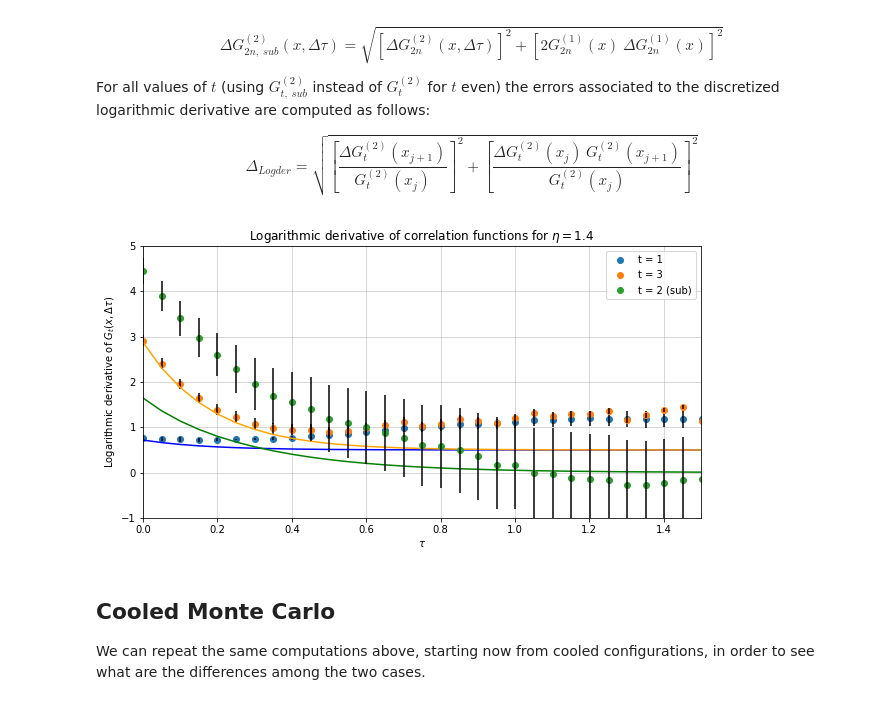
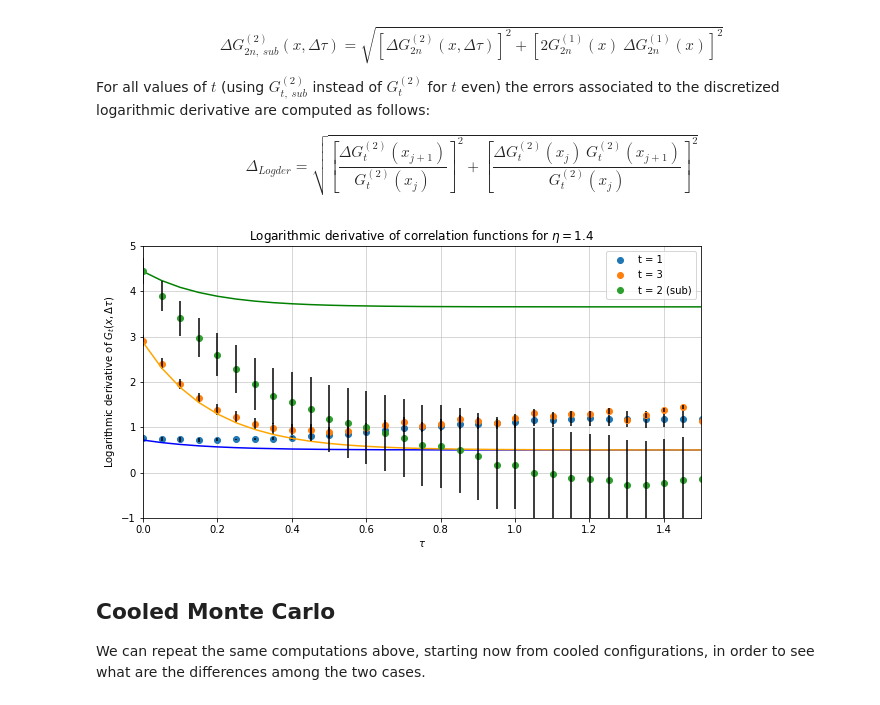
Before and after one commit to FabioOri/QuantumMonteCarlo, a Jupyter notebook: 2_montecarlo.ipynb, the cells around one changed output. Cells and saved outputs as stored; diff of their text form; code cells hidden in the pictures.

```diff
--- a/2_montecarlo.ipynb
+++ b/2_montecarlo.ipynb
@@ -346,18 +346,13 @@ def Compute_xvalues(v):
 
 
 # Function that evaluates the two-point correlation function from exact diagonalization
-def ComputeG_exact():
-    G_exact = np.zeros((N, 3))                        # Here Ncf = 3 for simplicity
-    rho = Compute_xvalues(EigVecs)
+G_exact = np.zeros((N, 3))             # Here Ncf = 3 for simplicity
+rho = Compute_xvalues(EigVecs)
 
-    for n in range(N):
-        for k in range(50):
-            for j in range(3):
-                G_exact[n, j] = G_exact[n, j] + rho[k, j] * np.exp(-(EigVals[k]-EigVals[0])*tau_vec[n])
-
-    return G_exact
-
-G_exact = ComputeG_exact()
+for n in range(N):
+    for k in range(50):                # 50 eigenvalues are enough
+        for j in range(3):
+            G_exact[n, j] = G_exact[n, j] + rho[k, j] * np.exp(-(EigVals[k]-EigVals[0])*tau_vec[n])
 # %%
 # Plotting the correlation functions
 fig, ax = plt.subplots(figsize = (10,5))
@@ -463,10 +458,15 @@ $$
 # %%
 # Function that computes the logarithmic derivative of a vector
 def logder(x):
+
+    for i in range(len(x)):
+        if x[i] <= 0:
+            x[i] = 1e-10
+
     logx = np.log(x)
-    dx = a
-    logder = - diff(logx) / dx
+    logder = - diff(logx) / a
     logder = np.append(logder, 0)
+
     return logder
 
 # Plotting the logarithmic derivative of the correlation functions
@@ -481,35 +481,39 @@ for i in range(0, Ncf, 2):
         logG_err[j,i] = np.sqrt(logG_err[j,i])
 
     plt.errorbar(tau_vec, logder(np.abs(G_two[:,i])), yerr = logG_err[:,i], xerr = None, fmt = 'None', ecolor = 'black')
+
+# Subtraction term
+G_exact_sub[:,1] = G_exact[:,1] - rho[0,1]
 
 ax. plot(tau_vec, logder(np.abs(G_exact[:,0])), color = 'blue')
 ax. plot(tau_vec, logder(np.abs(G_exact[:,1])), color = 'green')
 ax. plot(tau_vec, logder(np.abs(G_exact[:,2])), color = 'orange')
 
 
 # Even-order correlation function with constant value subtracted
 Gsub = G_two[:,1] - np.square(G_one[:,1])
 Gsub_err = np.sqrt(np.square(deltaG[:,1]) + np.square(2*G_one[:,1]*deltaG[N-1,1]))     # Error propagation
 
 # Computing the errors of the logarithmic derivative
 logG_err = np.zeros(N)
 for j in range(N-1):
     logG_err[j] = np.square(Gsub_err[j+1] / Gsub[j]) + np.square(Gsub_err[j]*Gsub[j+1] / np.square(Gsub[j]))
     logG_err[j] = np.sqrt(logG_err[j])
 
+# Plotting the subtracted correlation function
 ax.plot(tau_vec, logder(np.abs(Gsub)), 'o', label = 't = 2 (sub)')
 plt.errorbar(tau_vec, logder(np.abs(Gsub)), logG_err, xerr = None, fmt = 'None', ecolor = 'black')
 
 ax.set_xlabel('$\\tau$')
 ax.set_ylabel('Logarithmic derivative of $G_t(x,\Delta\\tau)$')
 plt.xlim([0, 1.5])
 plt.ylim([-1, 5])
 plt.grid(linewidth = 0.5)
 plt.title('Logarithmic derivative of correlation functions for $\eta =$' + str(eta));
 plt.legend()
 plt.show()
 # %% [output]
-[figure, old version]
+[figure, new version]
 # %% [markdown]
 ## Cooled Monte Carlo
 We can repeat the same computations above, starting now from cooled configurations, in order to see what are the differences among the two cases.
```
Also changed, not shown: parts of 7 cells of this notebook.
